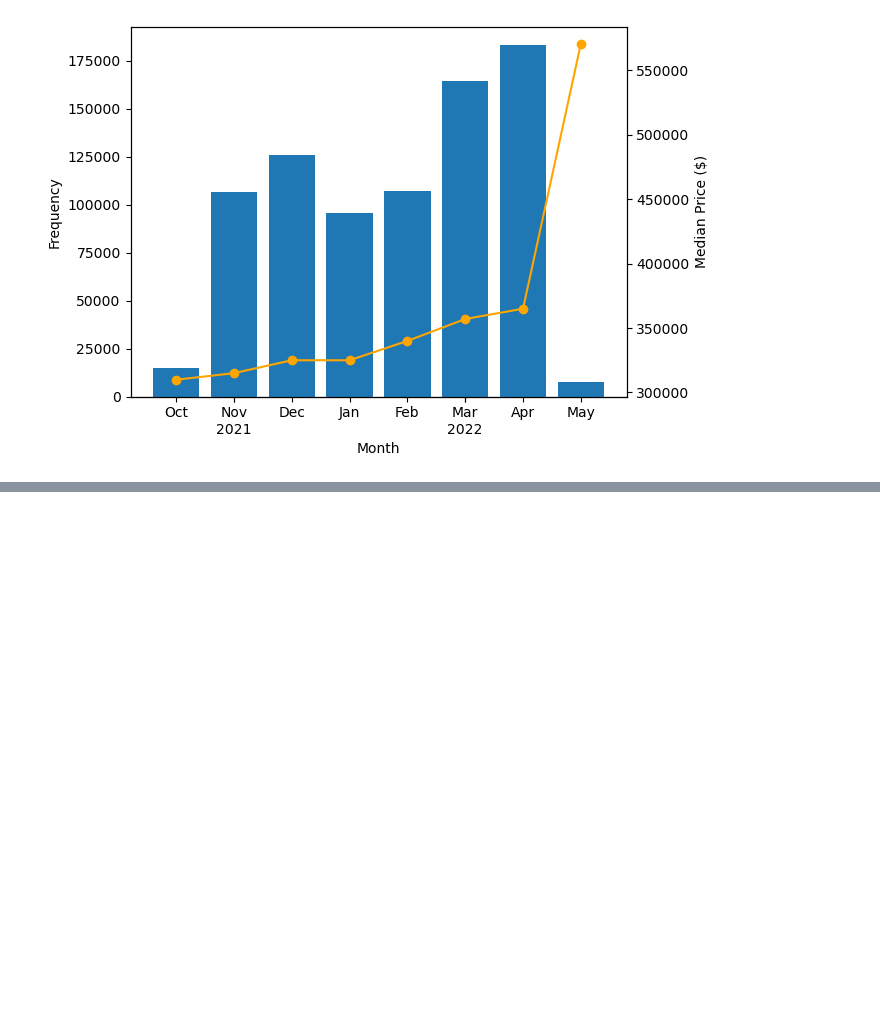
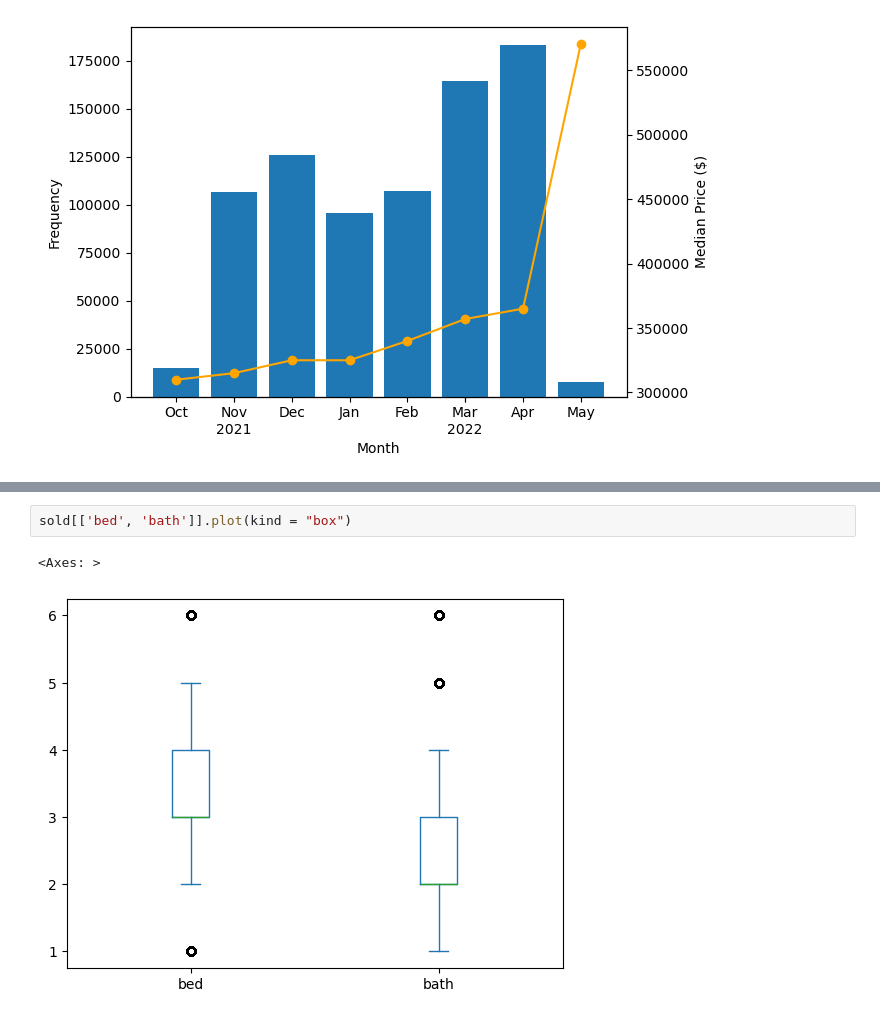
Before and after one commit to luke-dillon/PlacementProject, a Jupyter notebook: eda.ipynb, the cells around one changed output, grey strips where cells are left out. Drawn from its saved outputs; the diff is of its cells as text; blank space fills up the shorter version.

```diff
--- a/eda.ipynb
+++ b/eda.ipynb
@@ -410,0 +424,5 @@ plt.show()
+# %%
+sold[['bed', 'bath']].plot(kind = "box")
+# %% [output]
+<Axes: >
+[figure, added]
```
Also changed, not shown: parts of 8 cells of this notebook.
